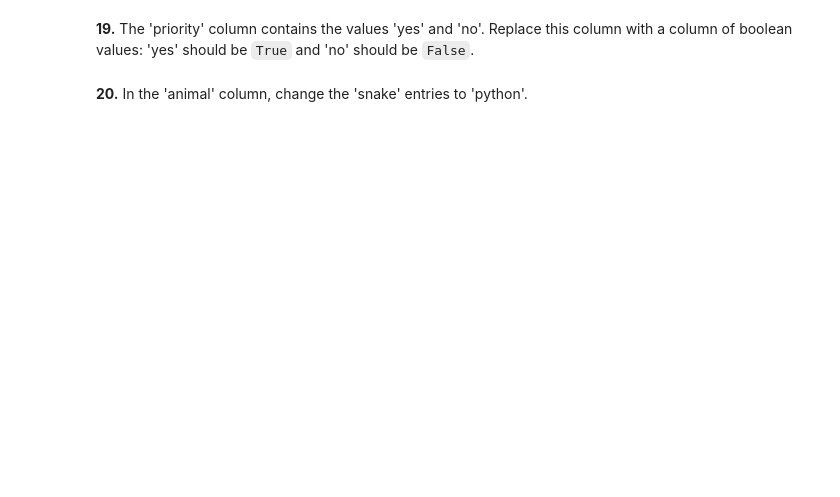
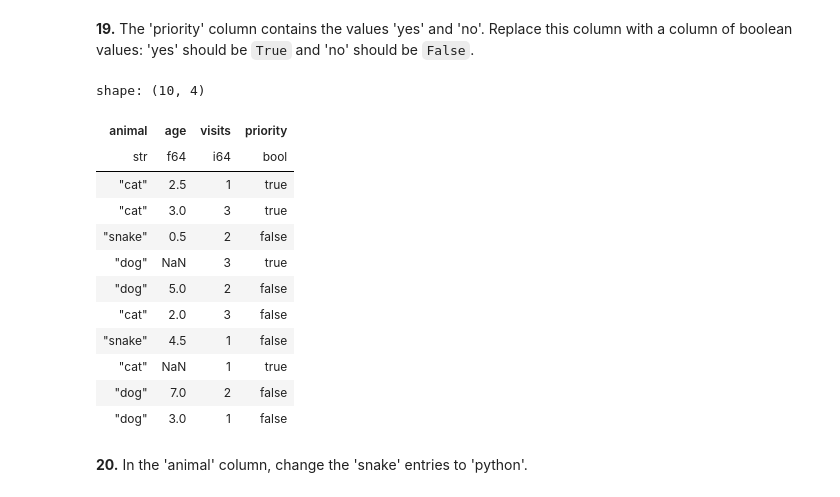
Before and after one commit to LeRoiFou/polars_tuto, a Jupyter notebook: indexB002_DFBasics.ipynb, the cells around one changed output. Saved outputs shown, nothing was run; the diff lists cells and outputs as text; code cells hidden in the pictures; blank space fills up the shorter version.

```diff
--- a/indexB002_DFBasics.ipynb
+++ b/indexB002_DFBasics.ipynb
@@ -202,4 +227,25 @@ shape: (5, 4)
 # %% [markdown]
 **19.** The 'priority' column contains the values 'yes' and 'no'. Replace this column with a column of boolean values: 'yes' should be `True` and 'no' should be `False`.
+# %%
+df.with_columns(
+    pl.when(pl.col('priority') == 'yes')
+    .then(True)
+    .otherwise(False)
+    .alias('priority'),
+    )
+# %% [output]
+shape: (10, 4)
+| animal | age | visits | priority |
+| str | f64 | i64 | bool |
+| "cat" | 2.5 | 1 | true |
+| "cat" | 3.0 | 3 | true |
+| "snake" | 0.5 | 2 | false |
+| "dog" | NaN | 3 | true |
+| "dog" | 5.0 | 2 | false |
+| "cat" | 2.0 | 3 | false |
+| "snake" | 4.5 | 1 | false |
+| "cat" | NaN | 1 | true |
+| "dog" | 7.0 | 2 | false |
+| "dog" | 3.0 | 1 | false |
 # %% [markdown]
 **20.** In the 'animal' column, change the 'snake' entries to 'python'.
```
Also changed, not shown: parts of 5 cells of this notebook, 2 other files.
